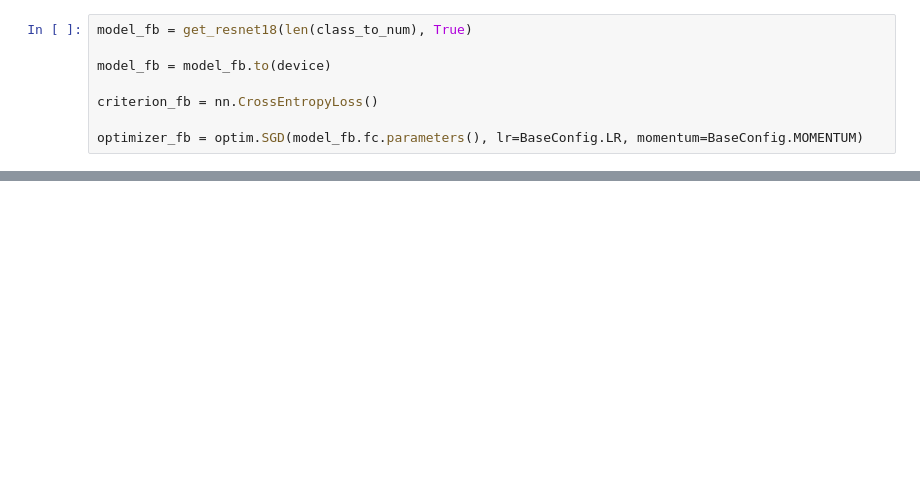
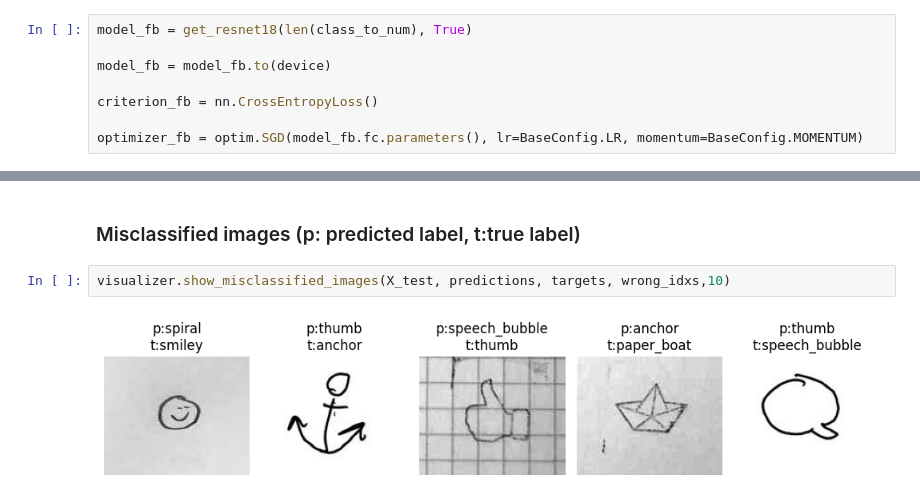
Before and after one commit to igawolanin/solvro-recruitment-ai, a Jupyter notebook: src/research.ipynb, the cells around one changed output, grey strips where cells are left out. Drawn from its saved outputs; the diff is of its cells as text; blank space fills up the shorter version.

```diff
--- a/src/research.ipynb
+++ b/src/research.ipynb
@@ -261,0 +245,6 @@ Test accuracy: 0.8615
+# %% [markdown]
+### Misclassified images (p: predicted label, t:true label)
+# %%
+visualizer.show_misclassified_images(X_test, predictions, targets, wrong_idxs,10)
+# %% [output]
+[figure, added]
```
Also changed, not shown: parts of 27 cells of this notebook, 4 other files.
